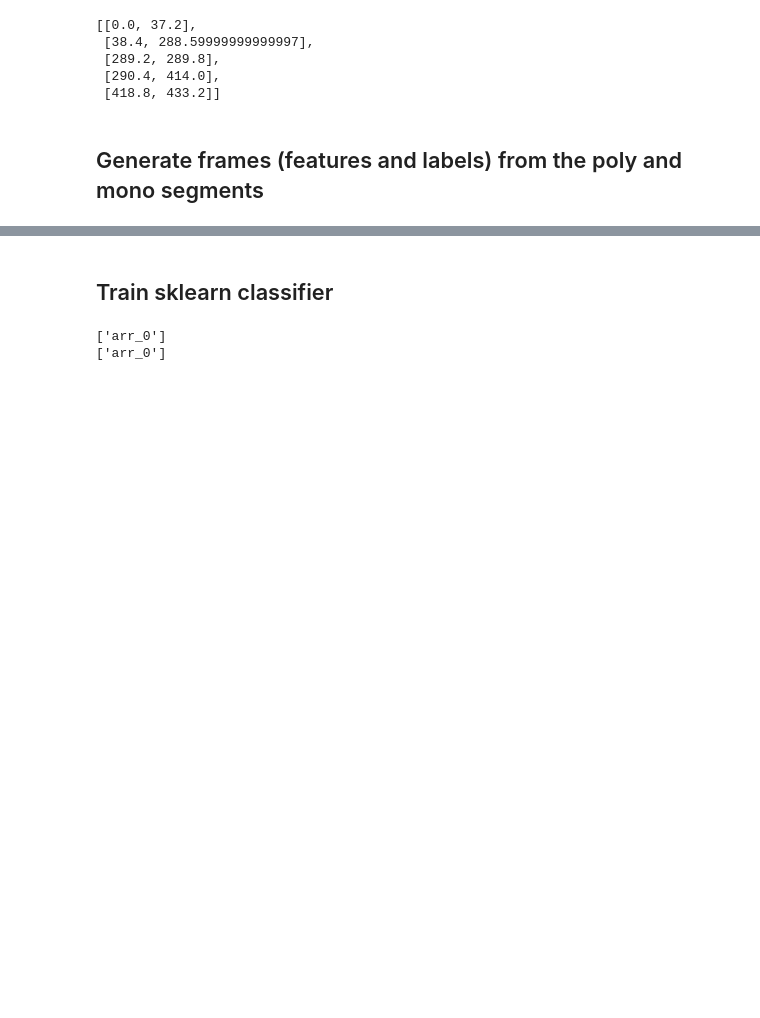
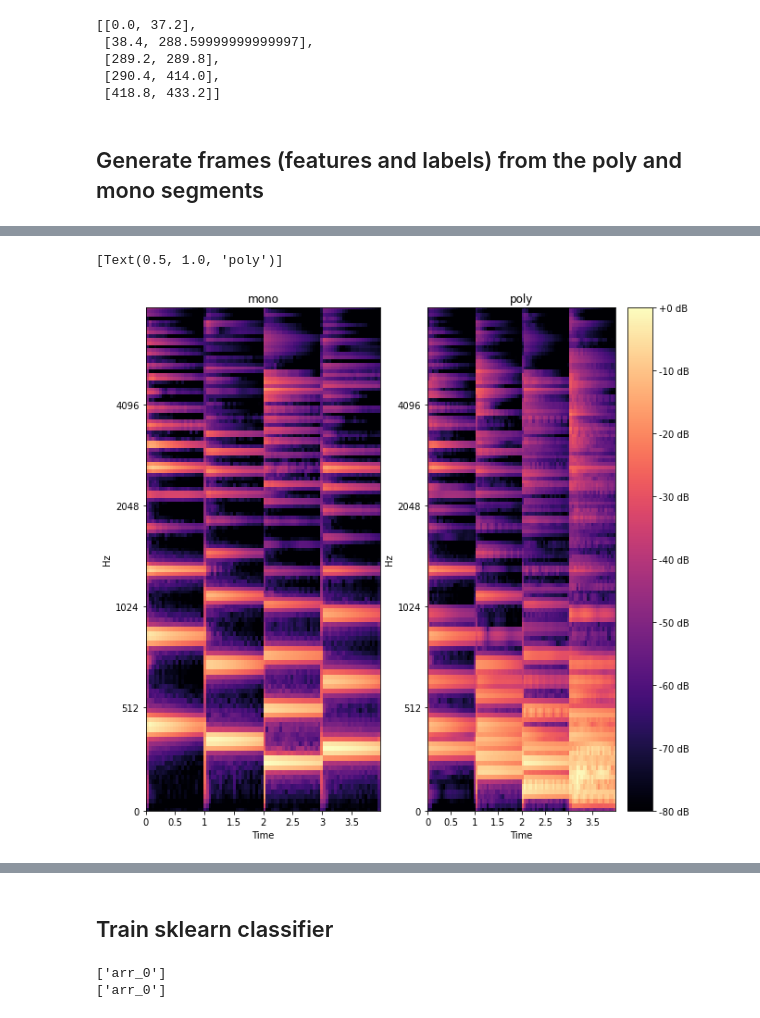
Before and after one commit to jwang44/GuitarPro-Stuff, a Jupyter notebook: poly_detect.ipynb, the cells around one changed output, grey strips where cells are left out. Drawn from its saved outputs; the diff is of its cells as text; code cells hidden in the pictures; blank space fills up the shorter version.

Commit message:
explore different features for poly/mono

```diff
--- a/poly_detect.ipynb
+++ b/poly_detect.ipynb
@@ -180,0 +189,29 @@ np.savez_compressed("/content/drive/MyDrive/THESIS CODE/poly.npz", poly_data)
+# %%
+plt.rcParams["figure.figsize"] = (10, 10)
+# %%
+# mel spectrum is computed using the mel spectrogram in librosa
+# here we visually compare the mel spectrogram of mono and poly segments
+mono_example = "notes.wav"
+poly_example = "chords.wav"
+y_mono, sr = librosa.load(mono_example, sr=None, mono=True)
+y_poly, sr_poly = librosa.load(poly_example, sr=None, mono=True)
+assert(sr == sr_poly)
+
+FRAME_SIZE = 2048
+HOP_SIZE = 2048
+F_MAX = 8000
+
+mel_mono = librosa.feature.melspectrogram(y_mono, sr, n_fft=FRAME_SIZE, hop_length=HOP_SIZE, center=False, fmax=F_MAX)
+mel_poly = librosa.feature.melspectrogram(y_poly, sr, n_fft=FRAME_SIZE, hop_length=HOP_SIZE, center=False, fmax=F_MAX)
+
+fig, axs = plt.subplots(1, 2)
+mel_mono_dB = librosa.power_to_db(mel_mono, ref=np.max)
+mel_poly_dB = librosa.power_to_db(mel_poly, ref=np.max)
+mono_img = librosa.display.specshow(mel_mono_dB, x_axis='time', y_axis='mel', hop_length=HOP_SIZE, sr=sr, fmax=F_MAX, ax=axs[0])
+poly_img = librosa.display.specshow(mel_poly_dB, x_axis='time', y_axis='mel', hop_length=HOP_SIZE, sr=sr, fmax=F_MAX, ax=axs[1])
+fig.colorbar(poly_img, ax=axs[1], format='%+2.0f dB')
+axs[0].set(title='mono')
+axs[1].set(title='poly')
+# %% [output]
+[Text(0.5, 1.0, 'poly')]
+[figure, added]
```
Also changed, not shown: parts of 23 cells of this notebook.
